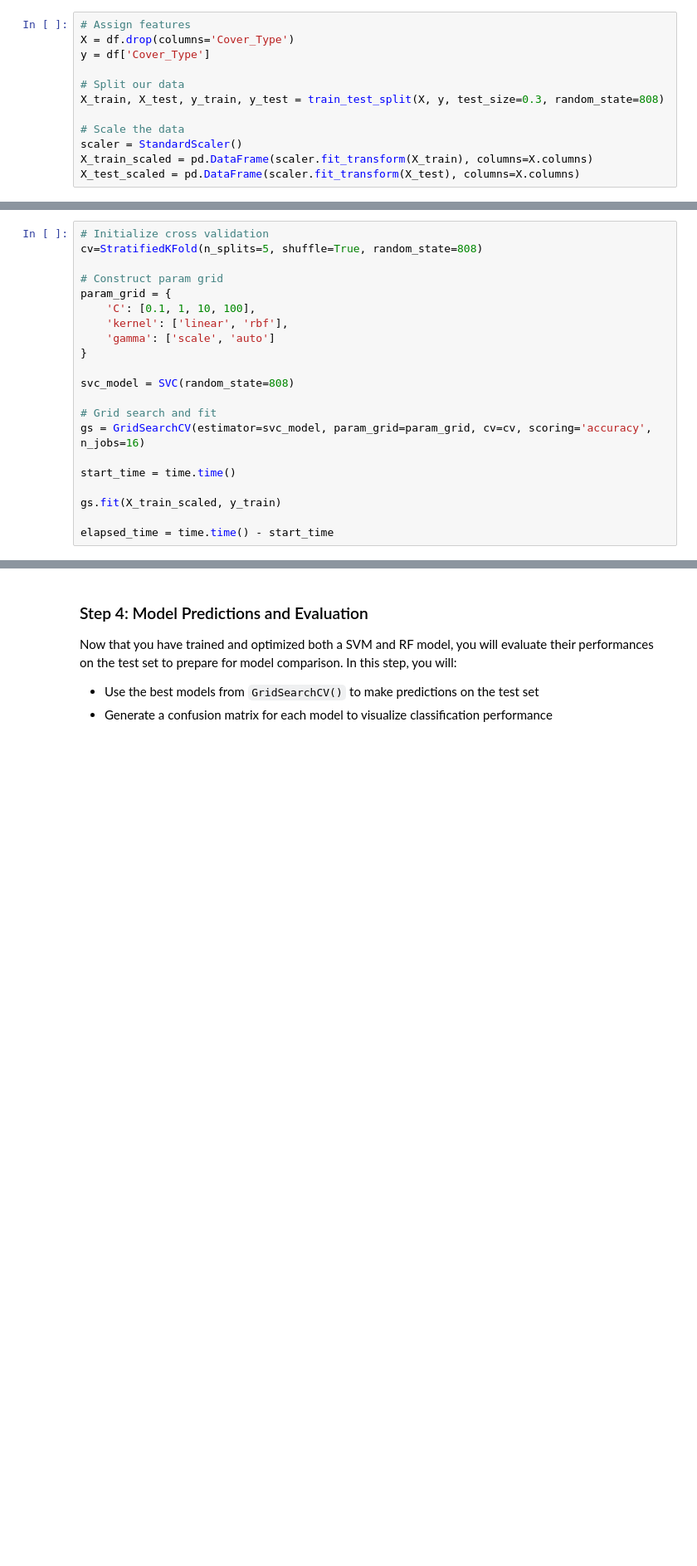
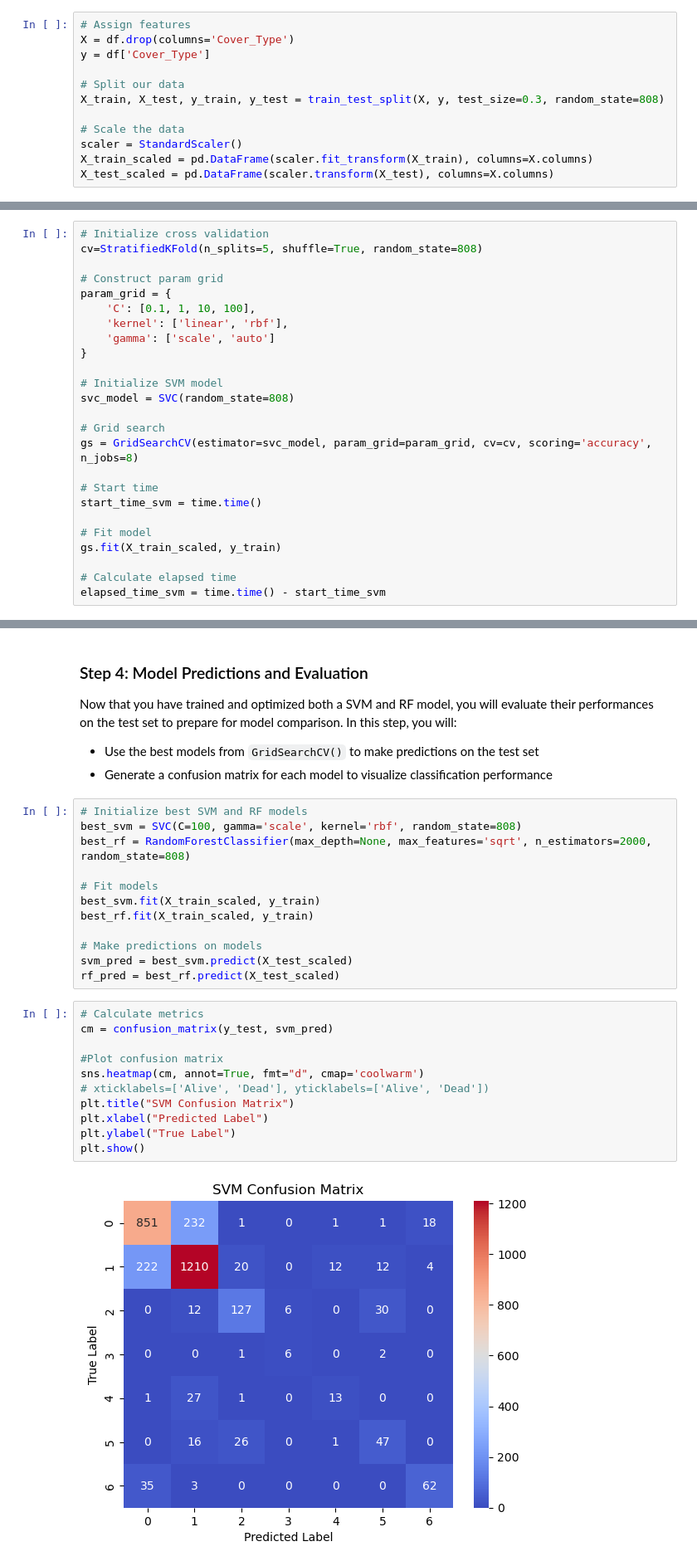
Before and after one commit to haylee360/EDS232-labs, a Jupyter notebook: Week9/lab9-svm-forest-cover.ipynb, the cells around one changed output, grey strips where cells are left out. Shown at 83% size. Drawn from its saved outputs; the diff is of its cells as text; blank space fills up the shorter version.

```diff
--- a/Week9/lab9-svm-forest-cover.ipynb
+++ b/Week9/lab9-svm-forest-cover.ipynb
@@ -53,7 +53,7 @@ X_train, X_test, y_train, y_test = train_test_split(X, y, test_size=0.3, random_
 # Scale the data
 scaler = StandardScaler()
 X_train_scaled = pd.DataFrame(scaler.fit_transform(X_train), columns=X.columns)
-X_test_scaled = pd.DataFrame(scaler.fit_transform(X_test), columns=X.columns)
+X_test_scaled = pd.DataFrame(scaler.transform(X_test), columns=X.columns)
 # %% [markdown]
 ### Step 2: Hyperparameter Tuning for SVM
 To optimize our SVM model, we need to search for the best hyperparameters that maximize classification accuracy. Since SVM performance depends heavily on `C`, `kernel`, and `gamma`, we will use `GridSearchCV()` to systematically test different combinations. Initialize a cross validation object with 5 folds using `StratifiedKFold`. Check out how `StratifiedKFold` differs from `Kfold` [here](https://scikit-learn.org/stable/modules/generated/sklearn.model_selection.StratifiedKFold.html).
@@ -80,14 +80,18 @@ param_grid = {
     'gamma': ['scale', 'auto']
 }
 
+# Initialize SVM model
 svc_model = SVC(random_state=808)
 
-# Grid search and fit
-gs = GridSearchCV(estimator=svc_model, param_grid=param_grid, cv=cv, scoring='accuracy', n_jobs=16)
+# Grid search
+gs = GridSearchCV(estimator=svc_model, param_grid=param_grid, cv=cv, scoring='accuracy', n_jobs=8)
 
-start_time = time.time()
+# Start time
+start_time_svm = time.time()
 
+# Fit model
 gs.fit(X_train_scaled, y_train)
 
-elapsed_time = time.time() - start_time
+# Calculate elapsed time
+elapsed_time_svm = time.time() - start_time_svm
 # %%
@@ -127,3 +140,28 @@ Computational time: 163.786664 seconds
 Now that you have trained and optimized both a SVM and RF model, you will evaluate their performances on the test set to prepare for model comparison. In this step, you will:
 - Use the best models from `GridSearchCV()` to make predictions on the test set
 - Generate a confusion matrix for each model to visualize classification performance
+# %%
+# Initialize best SVM and RF models
+best_svm = SVC(C=100, gamma='scale', kernel='rbf', random_state=808)
+best_rf = RandomForestClassifier(max_depth=None, max_features='sqrt', n_estimators=2000, random_state=808)
+
+# Fit models
+best_svm.fit(X_train_scaled, y_train)
+best_rf.fit(X_train_scaled, y_train)
+
+# Make predictions on models
+svm_pred = best_svm.predict(X_test_scaled)
+rf_pred = best_rf.predict(X_test_scaled)
+# %%
+# Calculate metrics
+cm = confusion_matrix(y_test, svm_pred)
+
+#Plot confusion matrix
+sns.heatmap(cm, annot=True, fmt="d", cmap='coolwarm')
+# xticklabels=['Alive', 'Dead'], yticklabels=['Alive', 'Dead'])
+plt.title("SVM Confusion Matrix")
+plt.xlabel("Predicted Label")
+plt.ylabel("True Label")
+plt.show()
+# %% [output]
+[figure, added]
```
Also changed, not shown: parts of 6 cells of this notebook.
